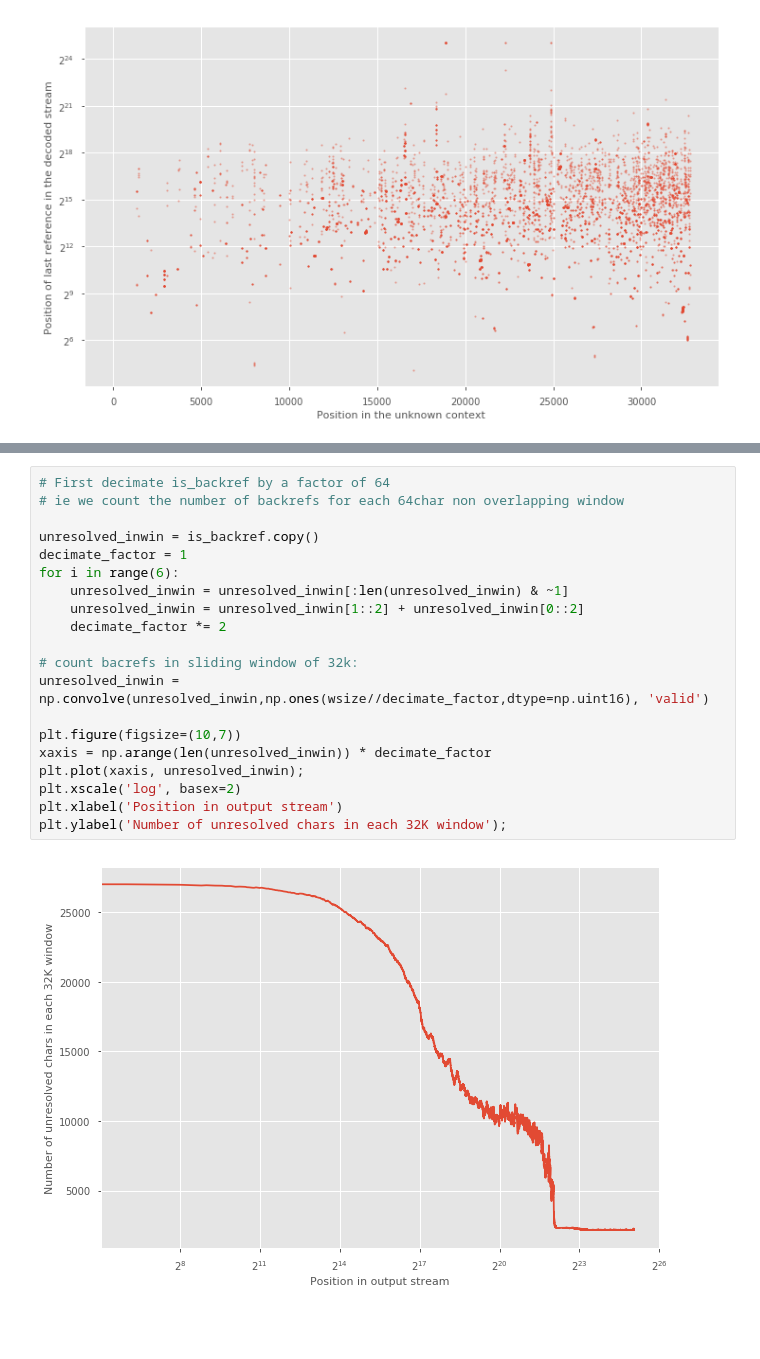
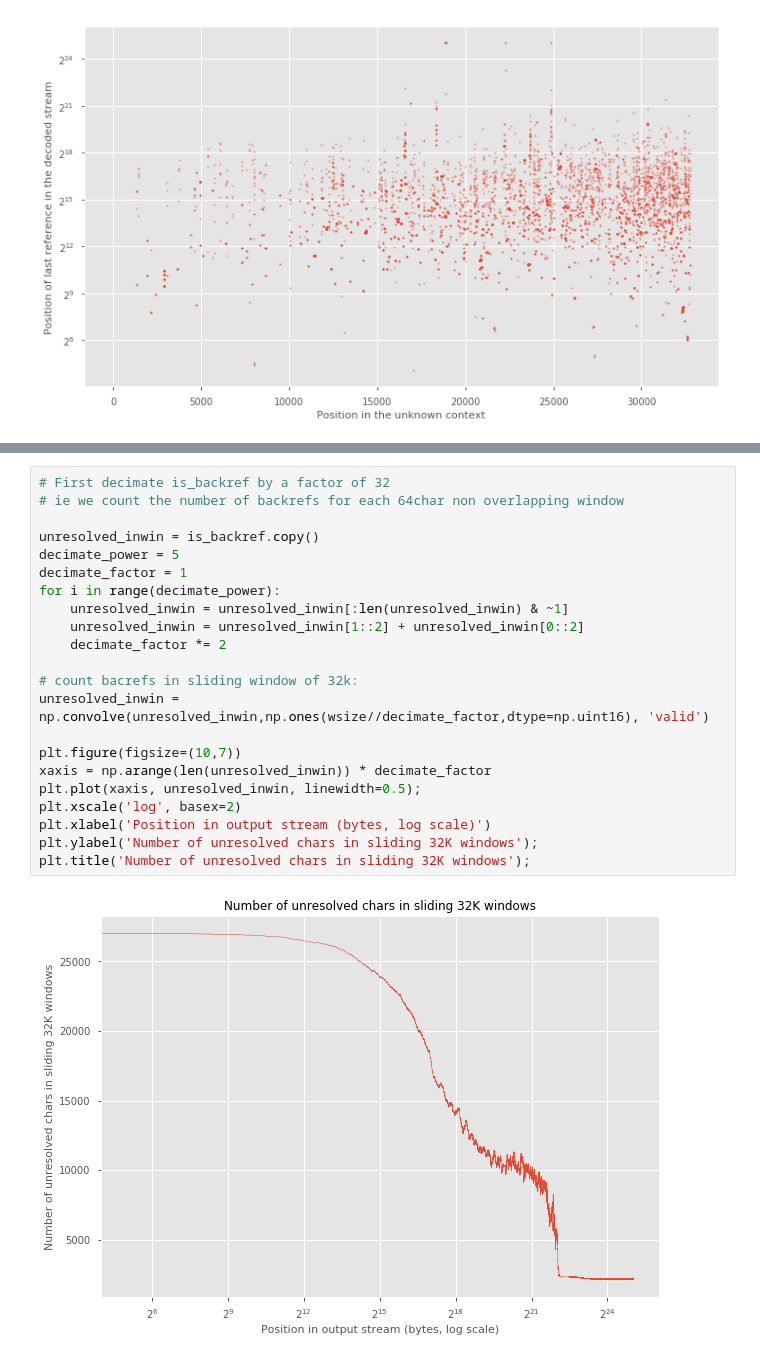
Before and after one commit to rchikhi/fqgz, a Jupyter notebook: Backref stats.ipynb, the cells around one changed output, grey strips where cells are left out. Cells and saved outputs as stored; diff of their text form; blank space fills up the shorter version.

```diff
--- a/Backref stats.ipynb
+++ b/Backref stats.ipynb
@@ -41,22 +41,24 @@ plt.ylabel('Number of unresolved chars that are last referenced at position $x$'
 # %%
-# First decimate is_backref by a factor of 64
+# First decimate is_backref by a factor of 32
 # ie we count the number of backrefs for each 64char non overlapping window
 
 unresolved_inwin = is_backref.copy()
+decimate_power = 5
 decimate_factor = 1
-for i in range(6):
+for i in range(decimate_power):
     unresolved_inwin = unresolved_inwin[:len(unresolved_inwin) & ~1]
     unresolved_inwin = unresolved_inwin[1::2] + unresolved_inwin[0::2]
     decimate_factor *= 2
 
 # count bacrefs in sliding window of 32k:
 unresolved_inwin = np.convolve(unresolved_inwin,np.ones(wsize//decimate_factor,dtype=np.uint16), 'valid')
 
 plt.figure(figsize=(10,7))
 xaxis = np.arange(len(unresolved_inwin)) * decimate_factor
-plt.plot(xaxis, unresolved_inwin);
+plt.plot(xaxis, unresolved_inwin, linewidth=0.5);
 plt.xscale('log', basex=2)
-plt.xlabel('Position in output stream')
-plt.ylabel('Number of unresolved chars in each 32K window');
+plt.xlabel('Position in output stream (bytes, log scale)')
+plt.ylabel('Number of unresolved chars in sliding 32K windows');
+plt.title('Number of unresolved chars in sliding 32K windows');
 # %% [output]
-[figure, old version]
+[figure, new version]
```
Also changed, not shown: parts of 4 cells of this notebook, 2 other files.
